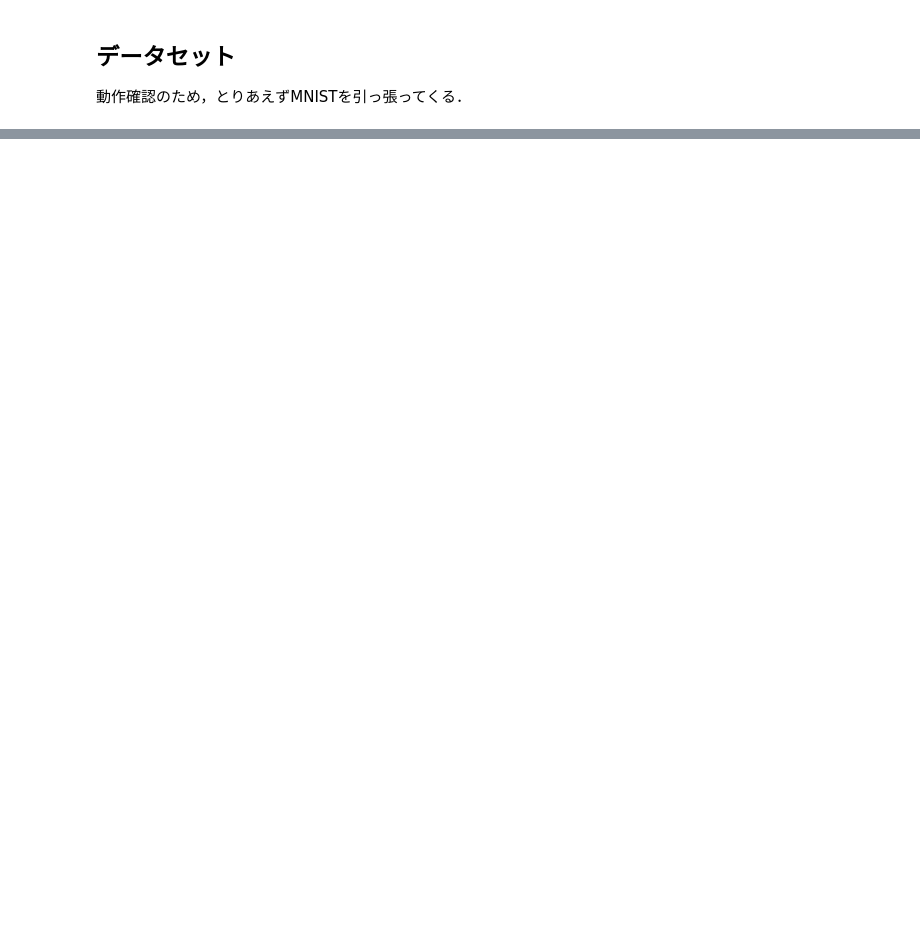
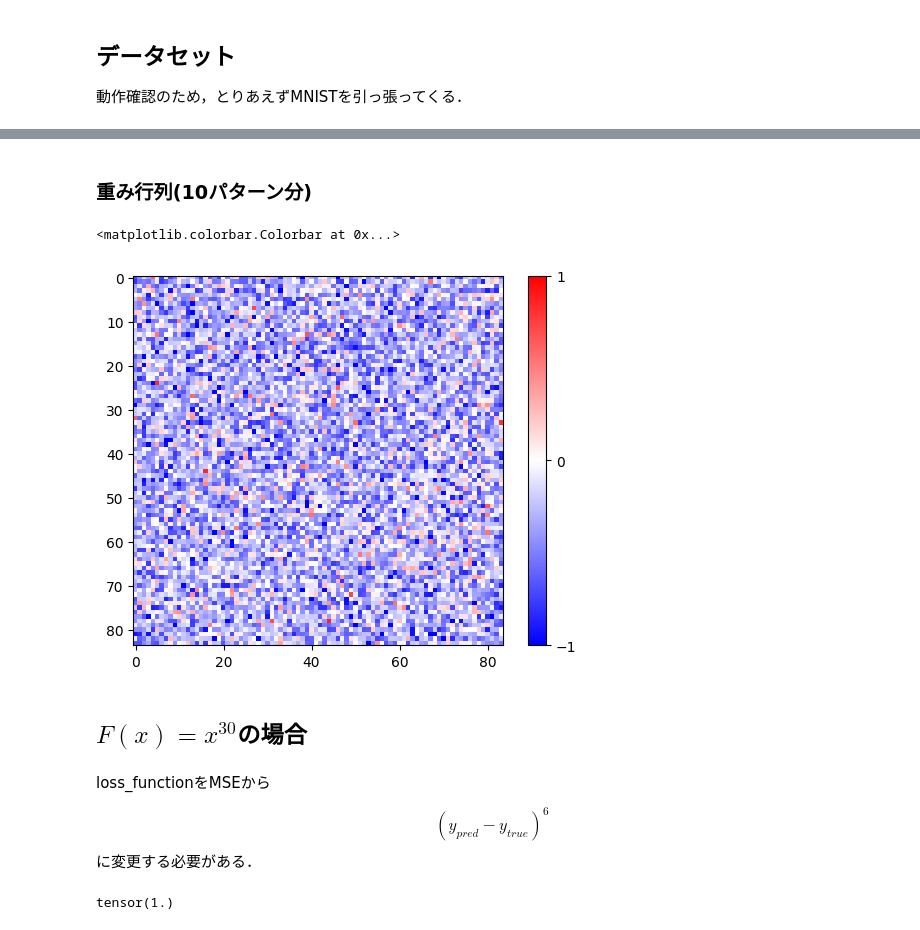
Before and after one commit to Mtrikkyo/DenseAssociativeMemory, a Jupyter notebook: main.ipynb, the cells around one changed output, grey strips where cells are left out. Saved outputs shown, nothing was run; the diff lists cells and outputs as text; code cells hidden in the pictures; blank space fills up the shorter version.

```diff
--- a/main.ipynb
+++ b/main.ipynb
@@ -166,0 +96,22 @@ b=
+# %% [markdown]
+### 重み行列(10パターン分)
+# %%
+fig, axes = plt.subplots()
+
+plt.imshow(
+    weight1[:9, :-10].reshape(84, 84),
+    vmin=-np.max(np.abs(weight1[:100, :-10])),
+    vmax=np.max(np.abs(weight1[:100, :-10])),
+    cmap="bwr"
+)
+plt.colorbar(ticks=[-np.max(np.abs(weight1[:100, :-10])), 0, np.max(np.abs(weight1[:100, :-10]))])
+# %% [output]
+<matplotlib.colorbar.Colorbar at 0x...>
+[figure, added]
+# %% [markdown]
+## $F(x)=x^{30}$の場合
+# %% [markdown]
+loss_functionをMSEから
+
+$$(y_{pred}-y_{true})^6$$
+に変更する必要がある．
@@ -166,0 +140,5 @@ b=
+# %%
+mae = MeanNthPowerLoss(degree=6)
+mae(torch.ones(64, 10), torch.zeros(64, 10))
+# %% [output]
+tensor(1.)
```
Also changed, not shown: parts of 30 cells of this notebook, 1 other file.
